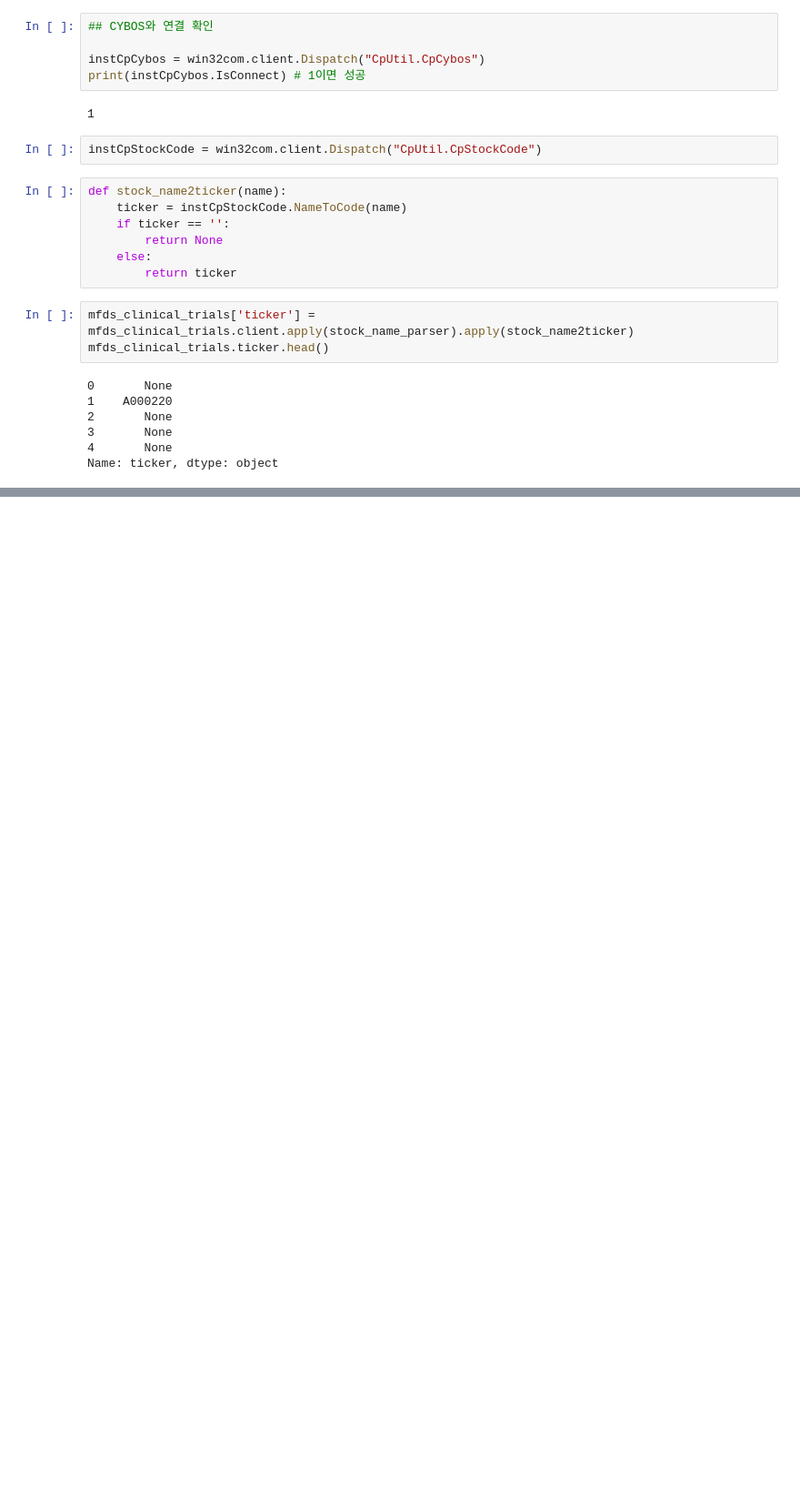
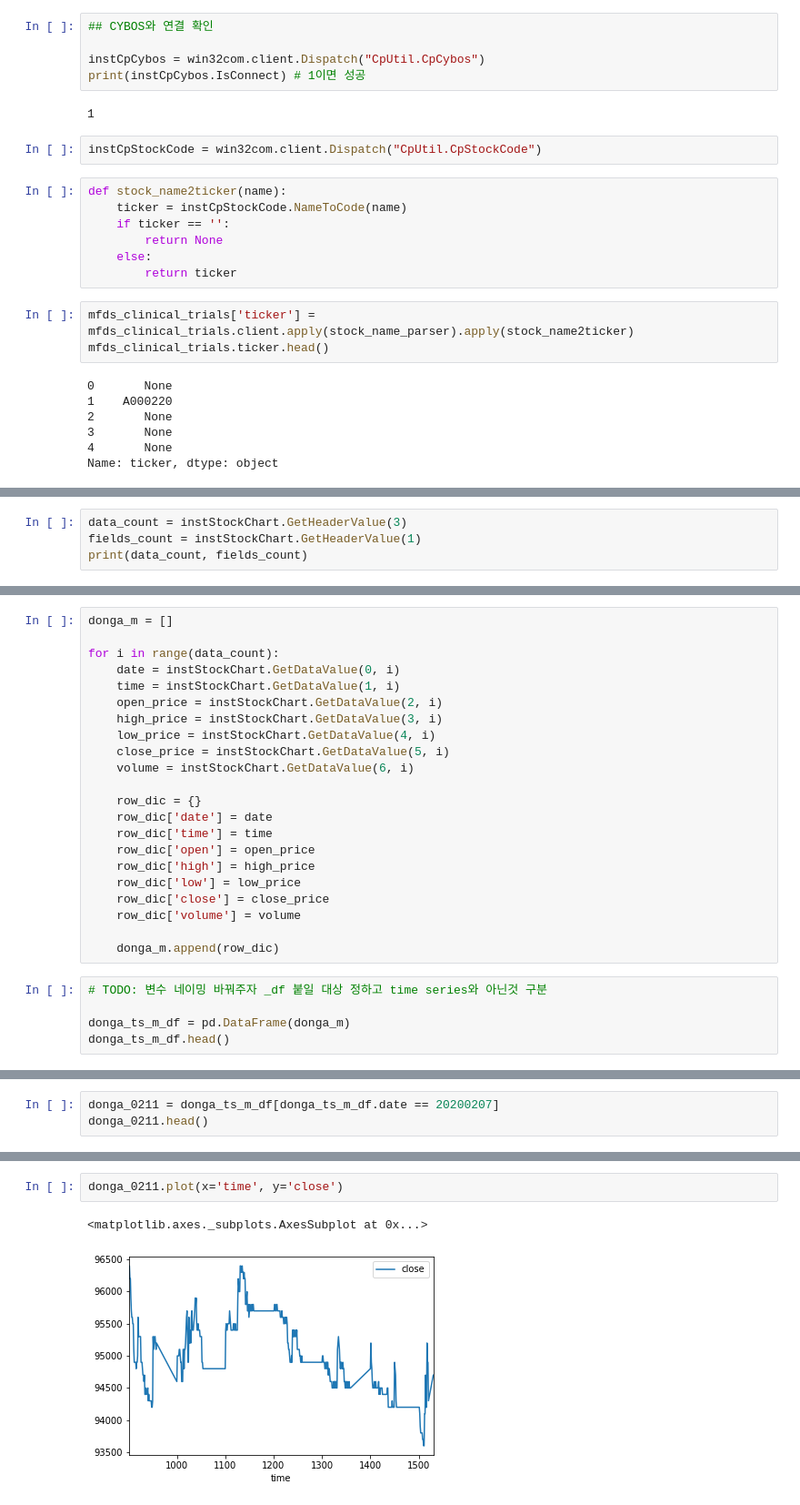
Before and after one commit to jaepil-choi/python_algotrading, a Jupyter notebook: 32-bit-jupyter_notes/event_study_-_effect_of_clinical_trials.ipynb, the cells around one changed output, grey strips where cells are left out. Shown at 91% size. Cells and saved outputs as stored; diff of their text form; blank space fills up the shorter version.

Commit message:
Add 동아에스티 example.
MFDS clinical trials approval doesn't seem to be taken seriously in the stock market.

```diff
--- a/32-bit-jupyter_notes/event_study_-_effect_of_clinical_trials.ipynb
+++ b/32-bit-jupyter_notes/event_study_-_effect_of_clinical_trials.ipynb
@@ -147,0 +190,4 @@ mfds_clinical_trials.head()
+# %%
+data_count = instStockChart.GetHeaderValue(3)
+fields_count = instStockChart.GetHeaderValue(1)
+print(data_count, fields_count)
@@ -147,0 +196,27 @@ mfds_clinical_trials.head()
+# %%
+donga_m = []
+
+for i in range(data_count):
+    date = instStockChart.GetDataValue(0, i)
+    time = instStockChart.GetDataValue(1, i)
+    open_price = instStockChart.GetDataValue(2, i)
+    high_price = instStockChart.GetDataValue(3, i)
+    low_price = instStockChart.GetDataValue(4, i)
+    close_price = instStockChart.GetDataValue(5, i)
+    volume = instStockChart.GetDataValue(6, i)
+
+    row_dic = {}
+    row_dic['date'] = date
+    row_dic['time'] = time
+    row_dic['open'] = open_price
+    row_dic['high'] = high_price
+    row_dic['low'] = low_price
+    row_dic['close'] = close_price
+    row_dic['volume'] = volume
+
+    donga_m.append(row_dic)
+# %%
+# TODO: 변수 네이밍 바꿔주자 _df 붙일 대상 정하고 time series와 아닌것 구분
+
+donga_ts_m_df = pd.DataFrame(donga_m)
+donga_ts_m_df.head()
@@ -147,0 +239,3 @@ mfds_clinical_trials.head()
+# %%
+donga_0211 = donga_ts_m_df[donga_ts_m_df.date == 20200207]
+donga_0211.head()
@@ -147,0 +249,5 @@ mfds_clinical_trials.head()
+# %%
+donga_0211.plot(x='time', y='close')
+# %% [output]
+<matplotlib.axes._subplots.AxesSubplot at 0x...>
+[figure, added]
```
Also changed, not shown: parts of 10 cells of this notebook.
